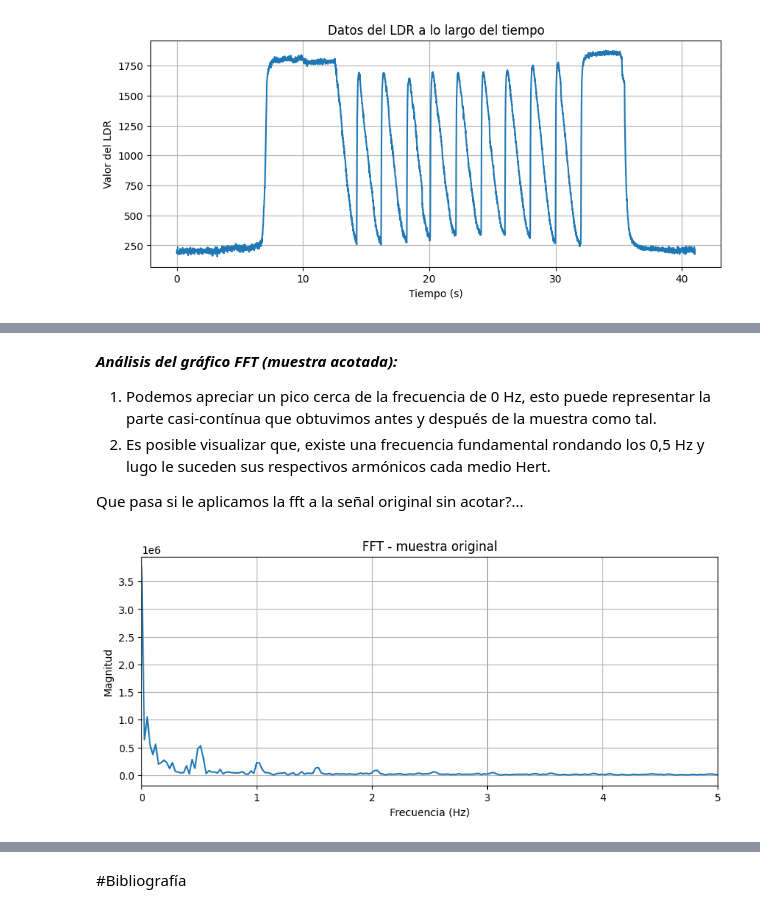
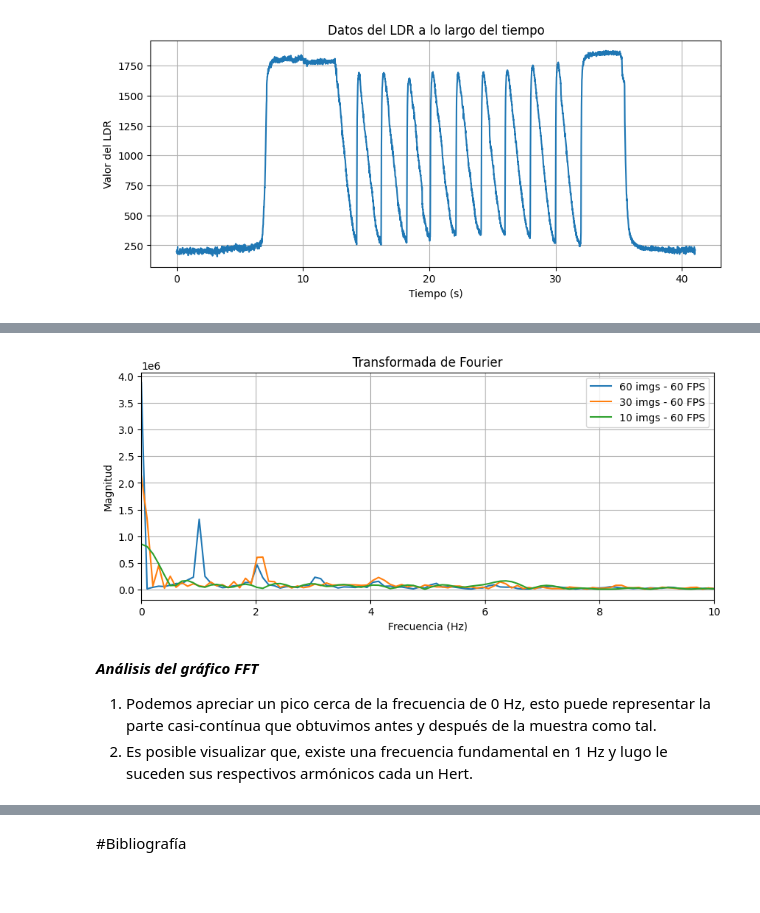
Before and after one commit to alex20022000/Signal_Processing_Project_Ciani-Dalle_Rive_Prieto, a Jupyter notebook: 01_Signal_Processing_Ciani+Dalle_Rive_Prieto.ipynb, the cells around one changed output, grey strips where cells are left out. Drawn from its saved outputs; the diff is of its cells as text; code cells hidden in the pictures; blank space fills up the shorter version.

```diff
--- a/01_Signal_Processing_Ciani+Dalle_Rive_Prieto.ipynb
+++ b/01_Signal_Processing_Ciani+Dalle_Rive_Prieto.ipynb
@@ -420,16 +468,39 @@ fft(ldr_acot,
+# %%
+# Calculamos FFT de ka senial
+"""
+fft(seniales_utiles[0],
+    fs,
+    xlim=(0,5),
+    ylim=None,
+    xlabel='Frecuencia (Hz)',
+    ylabel='Magnitud',
+    titulo='FFT - 60 imgs - 60 FPS',
+    grid=True)
+fft(seniales_utiles[1],
+    fs,
+    xlim=(0,5),
+    ylim=None,
+    xlabel='Frecuencia (Hz)',
+    ylabel='Magnitud',
+    titulo='FFT - 30 imgs - 60 FPS',
+    grid=True)
+fft(seniales_utiles[2],
+    fs,
+    xlim=(0,5),
+    ylim=None,
+    xlabel='Frecuencia (Hz)',
+    ylabel='Magnitud',
+    titulo='FFT - 20 imgs - 60 FPS',
+    grid=True)
+"""
+fft(seniales_utiles,
+    fs,
+    labels = ['60 imgs - 60 FPS', '30 imgs - 60 FPS', '10 imgs - 60 FPS'],
+    xlim=(0,10),
+    ylim=None)
+# %% [output]
+[figure, added]
 # %% [markdown]
-***Análisis del gráfico FFT (muestra acotada):***
+***Análisis del gráfico FFT***
 1. Podemos apreciar un pico cerca de la frecuencia de 0 Hz, esto puede representar la parte casi-contínua que obtuvimos antes y después de la muestra como tal.
-2. Es posible visualizar que, existe una frecuencia fundamental rondando los 0,5 Hz y lugo le suceden sus respectivos armónicos cada medio Hert.
-
-Que pasa si le aplicamos la fft a la señal original sin acotar?...
+2. Es posible visualizar que, existe una frecuencia fundamental en 1 Hz y lugo le suceden sus respectivos armónicos cada un Hert.
-# %%
-fft(ldr_fs100Hz_60imgs_60fps,
-    fs, xlim=(0,5),
-    ylim=None,
-    xlabel='Frecuencia (Hz)',
-    ylabel='Magnitud',
-    titulo='FFT - muestra original',
-    grid=True)
-# %% [output]
-[figure, removed]
```
Also changed, not shown: parts of 26 cells of this notebook.
